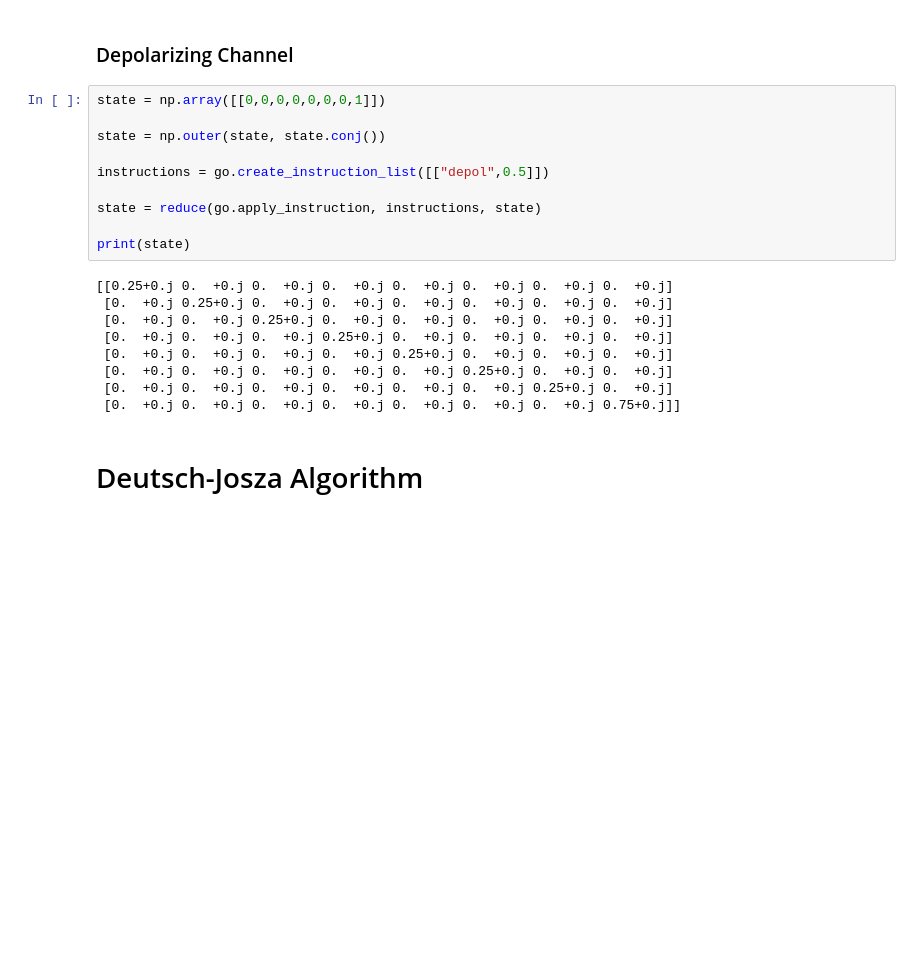
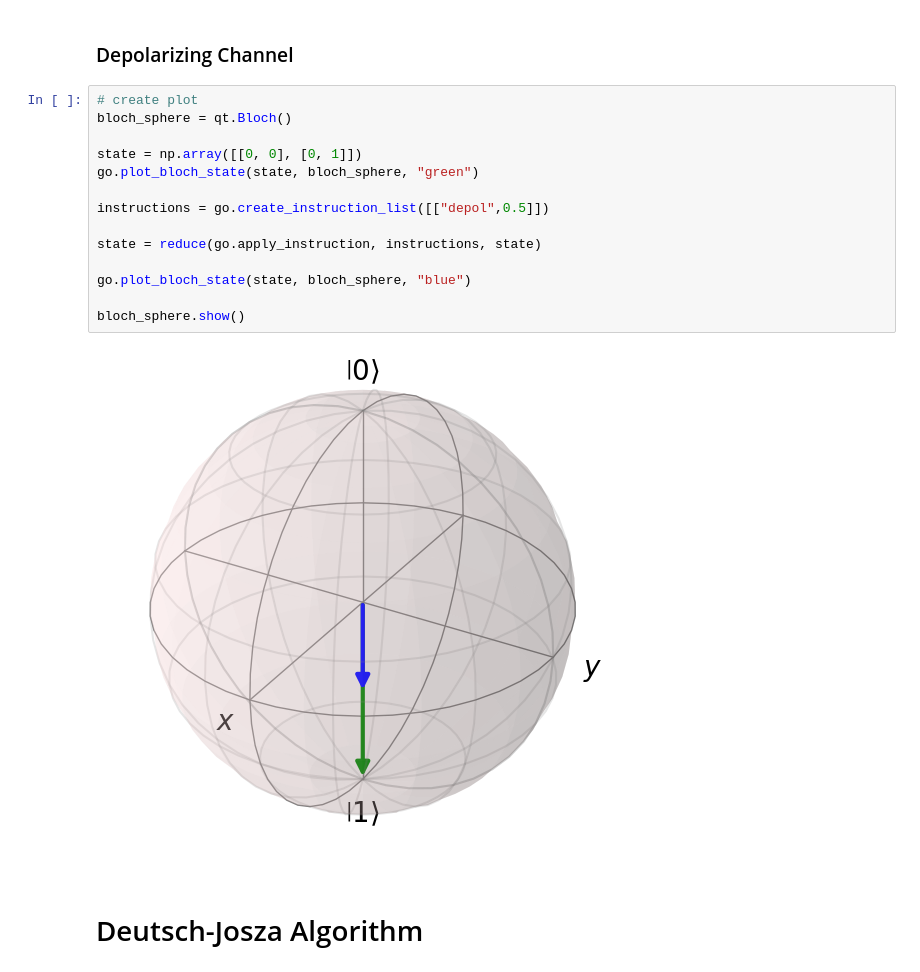
Before and after one commit to Vladulay/quantum-computer-simulation, a Jupyter notebook: tutorial.ipynb, the cells around one changed output. Saved outputs shown, nothing was run; the diff lists cells and outputs as text; blank space fills up the shorter version.

```diff
--- a/tutorial.ipynb
+++ b/tutorial.ipynb
@@ -800,24 +817,21 @@ print(state)
 # %% [markdown]
 ### Depolarizing Channel
 # %%
-state = np.array([[0,0,0,0,0,0,0,1]])
+# create plot
+bloch_sphere = qt.Bloch()
 
-state = np.outer(state, state.conj())
+state = np.array([[0, 0], [0, 1]])
+go.plot_bloch_state(state, bloch_sphere, "green")
 
 instructions = go.create_instruction_list([["depol",0.5]])
 
 state = reduce(go.apply_instruction, instructions, state)
 
-print(state)
+go.plot_bloch_state(state, bloch_sphere, "blue")
+
+bloch_sphere.show()
 # %% [output]
-[[0.25+0.j 0.  +0.j 0.  +0.j 0.  +0.j 0.  +0.j 0.  +0.j 0.  +0.j 0.  +0.j]
- [0.  +0.j 0.25+0.j 0.  +0.j 0.  +0.j 0.  +0.j 0.  +0.j 0.  +0.j 0.  +0.j]
- [0.  +0.j 0.  +0.j 0.25+0.j 0.  +0.j 0.  +0.j 0.  +0.j 0.  +0.j 0.  +0.j]
- [0.  +0.j 0.  +0.j 0.  +0.j 0.25+0.j 0.  +0.j 0.  +0.j 0.  +0.j 0.  +0.j]
- [0.  +0.j 0.  +0.j 0.  +0.j 0.  +0.j 0.25+0.j 0.  +0.j 0.  +0.j 0.  +0.j]
- [0.  +0.j 0.  +0.j 0.  +0.j 0.  +0.j 0.  +0.j 0.25+0.j 0.  +0.j 0.  +0.j]
- [0.  +0.j 0.  +0.j 0.  +0.j 0.  +0.j 0.  +0.j 0.  +0.j 0.25+0.j 0.  +0.j]
- [0.  +0.j 0.  +0.j 0.  +0.j 0.  +0.j 0.  +0.j 0.  +0.j 0.  +0.j 0.75+0.j]]
+[figure, added]
 # %% [markdown]
 # Deutsch-Josza Algorithm
 # %% [markdown]
```
Also changed, not shown: parts of 25 cells of this notebook, 2 other files.
